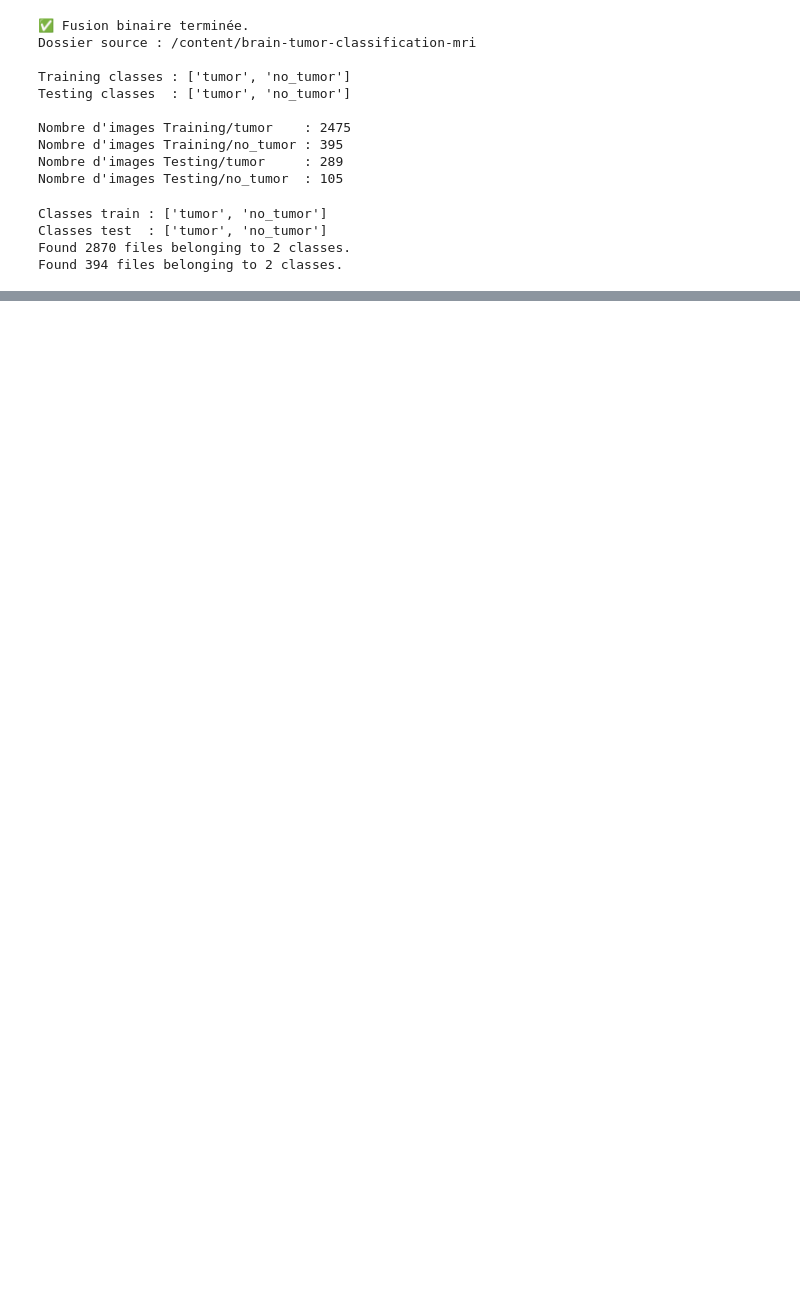
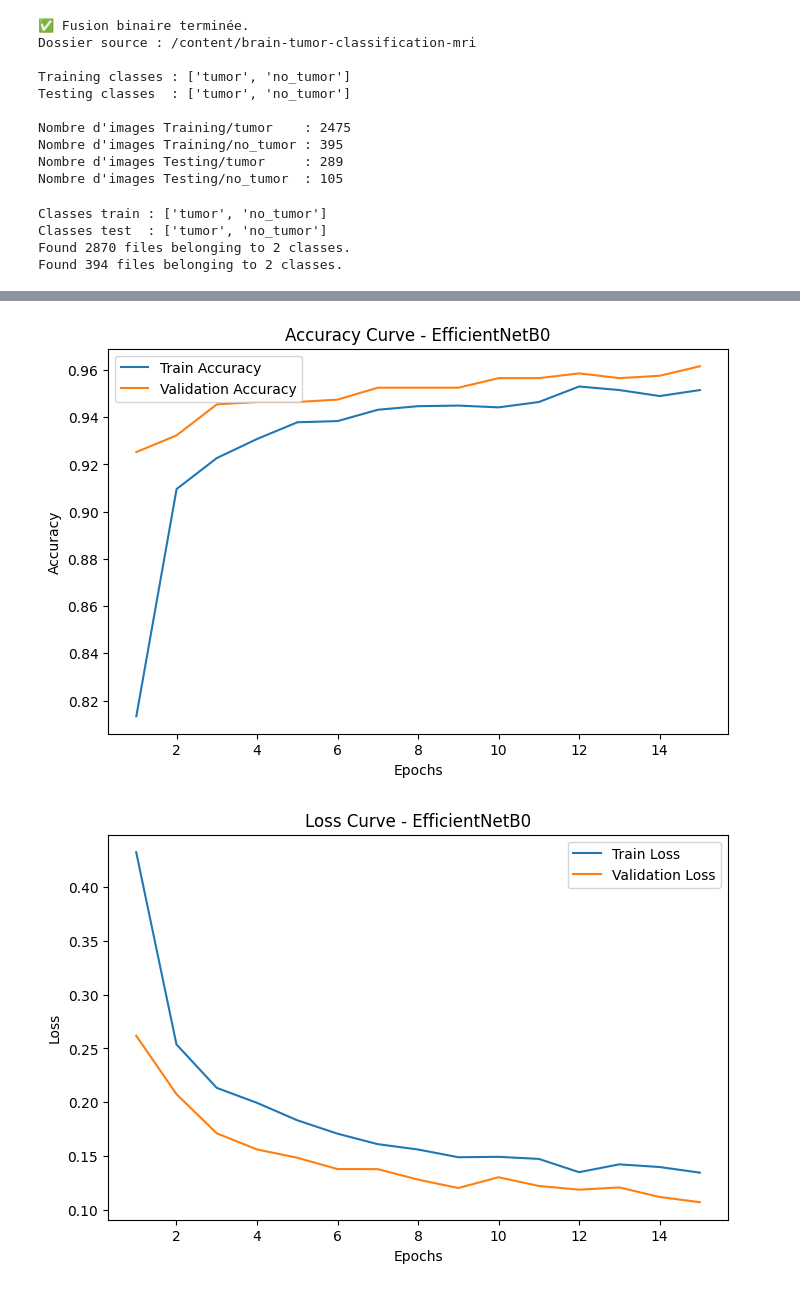
Before and after one commit to carolembomegni/Projet_SD_Detection_Tumeurs, a Jupyter notebook: Chargement_dataset.ipynb, the cells around one changed output, grey strips where cells are left out. Drawn from its saved outputs; the diff is of its cells as text; code cells hidden in the pictures; blank space fills up the shorter version.

Commit message:
Entrainement modele EffecientNet

```diff
--- a/Chargement_dataset.ipynb
+++ b/Chargement_dataset.ipynb
@@ -152,0 +590,12 @@ Found 394 files belonging to 2 classes.
+# %%
+# Compileler le modele
+
+model.compile(
+
+    optimizer=tf.keras.optimizers.Adam(learning_rate=1e-3),
+
+    loss="binary_crossentropy",
+
+    metrics=["accuracy"]
+
+)
@@ -152,0 +624,8 @@ Found 394 files belonging to 2 classes.
+# %%
+# entrainement
+history = model.fit(
+    train_ds,
+    validation_data=val_ds,
+    epochs=15,
+    callbacks=callbacks
+)
@@ -152,0 +650,31 @@ Found 394 files belonging to 2 classes.
+# %%
+# Courbe d'apprentissage
+import matplotlib.pyplot as plt
+
+acc = history.history["accuracy"]
+val_acc = history.history["val_accuracy"]
+loss = history.history["loss"]
+val_loss = history.history["val_loss"]
+
+epochs_range = range(1, len(acc) + 1)
+
+plt.figure(figsize=(8, 5))
+plt.plot(epochs_range, acc, label="Train Accuracy")
+plt.plot(epochs_range, val_acc, label="Validation Accuracy")
+plt.xlabel("Epochs")
+plt.ylabel("Accuracy")
+plt.title("Accuracy Curve - EfficientNetB0")
+plt.legend()
+plt.show()
+
+plt.figure(figsize=(8, 5))
+plt.plot(epochs_range, loss, label="Train Loss")
+plt.plot(epochs_range, val_loss, label="Validation Loss")
+plt.xlabel("Epochs")
+plt.ylabel("Loss")
+plt.title("Loss Curve - EfficientNetB0")
+plt.legend()
+plt.show()
+# %% [output]
+[figure, added]
+[figure, added]
```
Also changed, not shown: parts of 24 cells of this notebook.
